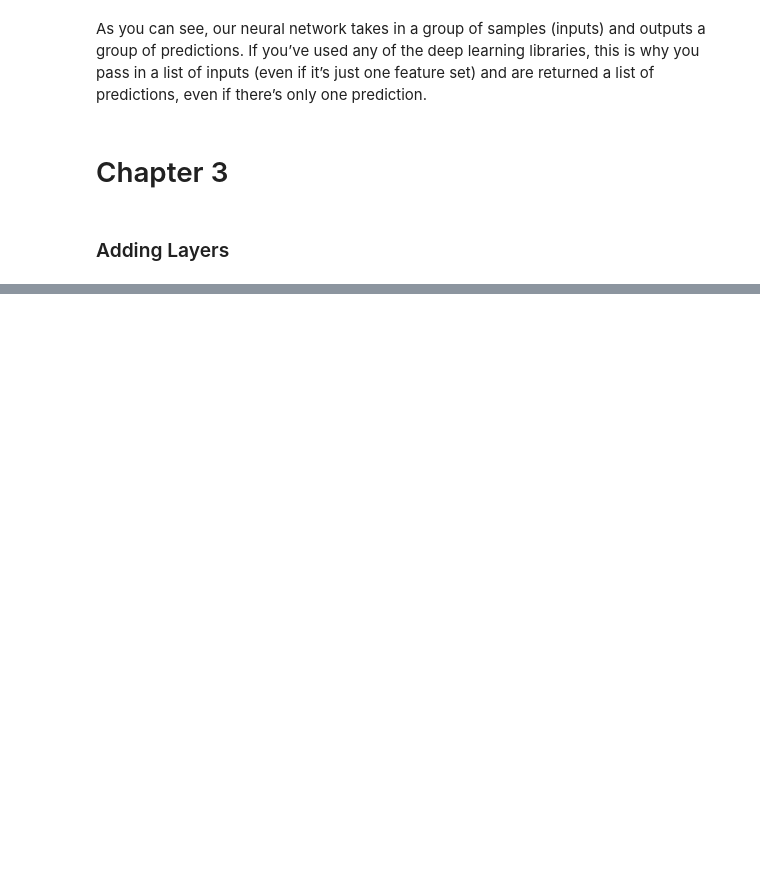
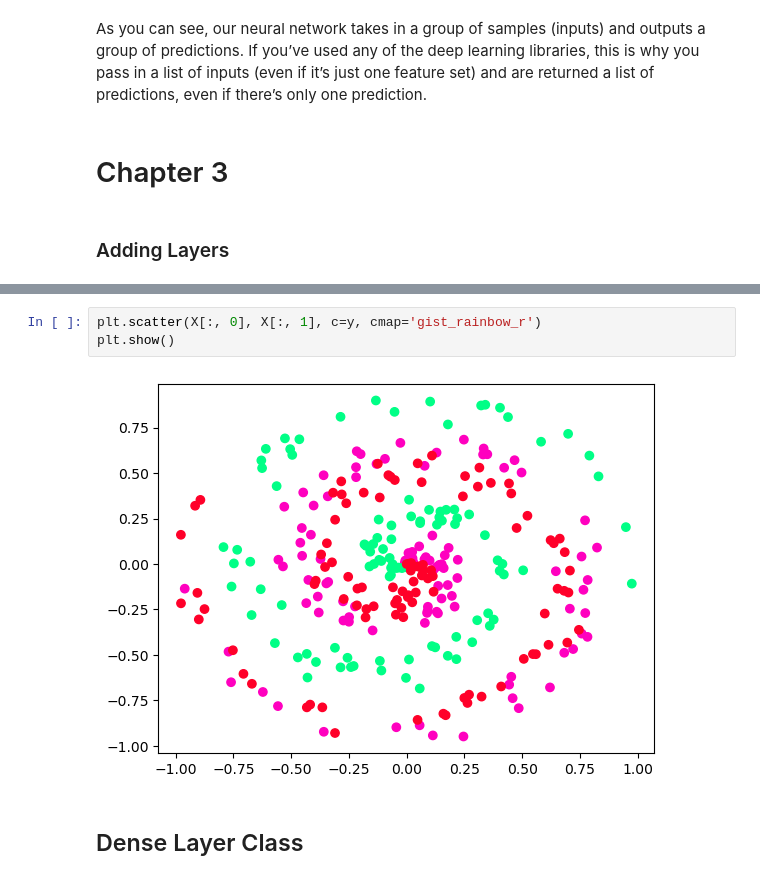
Before and after one commit to debnsuma/ms-nn-cv, a Jupyter notebook: nn/Playground.ipynb, the cells around one changed output, grey strips where cells are left out. Saved outputs shown, nothing was run; the diff lists cells and outputs as text; blank space fills up the shorter version.

```diff
--- a/nn/Playground.ipynb
+++ b/nn/Playground.ipynb
@@ -293,0 +337,7 @@ one prediction.
+# %%
+plt.scatter(X[:, 0], X[:, 1], c=y, cmap='gist_rainbow_r')
+plt.show()
+# %% [output]
+[figure, added]
+# %% [markdown]
+## Dense Layer Class
```
Also changed, not shown: parts of 8 cells of this notebook, 2 other files.
